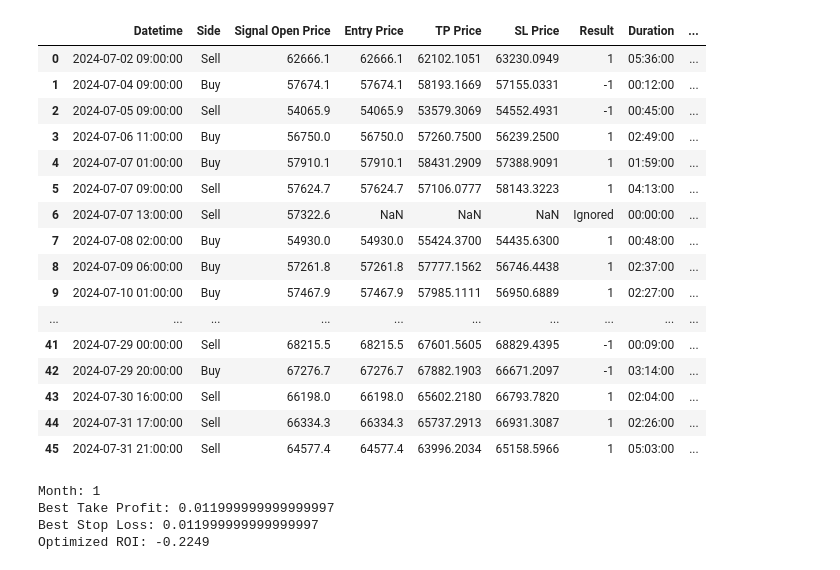
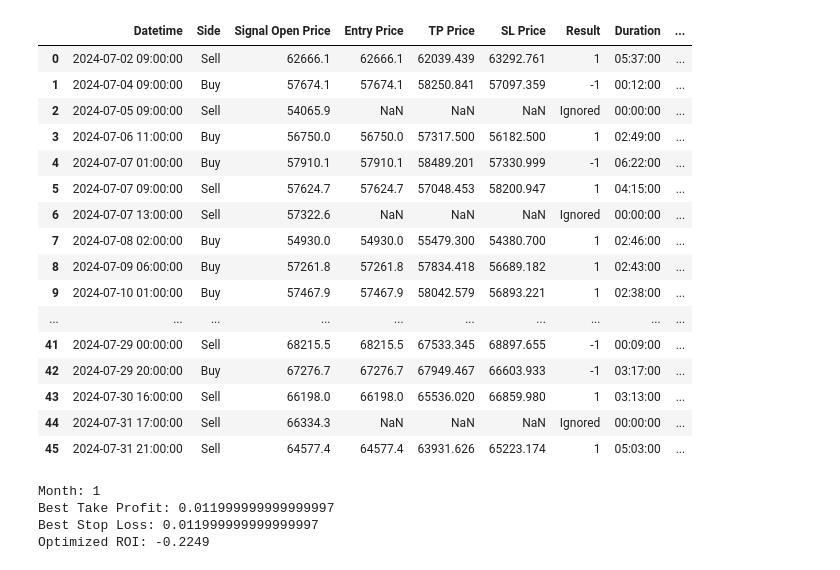
Before and after one commit to Capsmark/Signal_Backtesting, a Jupyter notebook: src/tp-sl.ipynb, the cells around one changed output. Drawn from its saved outputs; the diff is of its cells as text; code cells hidden in the pictures.

Commit message:
added new economic data

```diff
--- a/src/tp-sl.ipynb
+++ b/src/tp-sl.ipynb
@@ -11,10 +12,9 @@ warnings.simplefilter(action='ignore', category=FutureWarning)
 # %%
 # Backtest trades function
 def backtest_trades(price_data, signal_data, tp=None, sl=None, entry_time_offset=None,
-                    percentage_change=None, time_limit_minutes=None, ignore_time_interval_before=None, ignore_time_interval_after=None):
+                    percentage_change=None, open_order_elimination=None, ignore_time_interval_before=None, ignore_time_interval_after=None):
     output_data = pd.DataFrame(columns=[
-        'Datetime', 'Side', 'Signal Open Price', 'Entry Price', 'TP Price', 'SL Price', 'Result', 'Duration',
-        'Execution Latency', 'ROI', 'NAV', 'Ignore Reason'
+        'Datetime', 'Side', 'Signal Open Price', 'Entry Price', 'TP Price', 'SL Price', 'Result', 'Duration','Execution Latency', 'ROI', 'NAV', 'Ignore Reason'
     ])
 
     initial_margin = 100000
@@ -103,7 +103,7 @@ def backtest_trades(price_data, signal_data, tp=None, sl=None, entry_time_offset
             continue
 
         entry_datetime, entry_price, entry_duration = determine_entry(price_data, signal_datetime, percentage_change,
-                                                                      side, time_limit_minutes, entry_time_offset)
+                                                                      side, open_order_elimination, entry_time_offset)
         if entry_datetime is None:
             new_row = pd.DataFrame([{
                 'Datetime': signal_datetime,
@@ -137,6 +137,26 @@ def backtest_trades(price_data, signal_data, tp=None, sl=None, entry_time_offset
 
         if result in [1, -1]:
             exit_datetimes.append((exit_datetime, side))
+
+        if 'event_datetimes' in row and pd.notna(row['event_datetimes']):
+            event_times = [pd.to_datetime(e.strip()) for e in str(row['event_datetimes']).split(',')]
+            for event_datetime in event_times:
+                if entry_datetime < event_datetime < exit_datetime:
+                    exit_datetime = event_datetime - pd.Timedelta(minutes=10)
+                    if exit_datetime in price_data.index:
+                        exit_price = price_data.at[exit_datetime, 'Open']
+                        result = 'ended before data'
+                        if (side == 'Buy' and exit_price > entry_price) or (side == 'Sell' and exit_price < entry_price):
+                            result += ' with profit'
+                            pct_change = (exit_price - entry_price) / entry_price if side == 'Buy' else (entry_price - exit_price) / entry_price
+                            current_margin = current_margin * (1 + pct_change)
+                        else:
+                            result += ' with loss'
+                            pct_change = (entry_price - exit_price) / entry_price if side == 'Buy' else (exit_price - entry_price) / entry_price
+                            current_margin = current_margin * (1 - pct_change)
+                    break
+
+        if result not in ['ended before data with profit', 'ended before data with loss', 'ended before data with no exact price']:
 
             if result == 1:
                 current_margin = current_margin * (1 + tp)
@@ -229,7 +249,7 @@ def check_tp_sl(price_data, entry_datetime, tp_price, sl_price, side):
 
     return result, duration_str
 
-def determine_entry(price_data, signal_datetime, percentage_change, side, time_limit_minutes, entry_time_offset):
+def determine_entry(price_data, signal_datetime, percentage_change, side, open_order_elimination, entry_time_offset):
     adjusted_signal_datetime = signal_datetime + pd.Timedelta(minutes=entry_time_offset)
     if adjusted_signal_datetime not in price_data.index:
         return None, None, None
@@ -237,7 +257,7 @@ def determine_entry(price_data, signal_datetime, percentage_change, side, time_l
     adjusted_open_price = price_data.at[adjusted_signal_datetime, 'Open']
     percentage_change_price = adjusted_open_price * (1 - percentage_change) if side == 'Buy' else adjusted_open_price * (1 + percentage_change)
 
-    time_limit = adjusted_signal_datetime + pd.Timedelta(minutes=time_limit_minutes)
+    time_limit = adjusted_signal_datetime + pd.Timedelta(minutes=open_order_elimination)
     subsequent_prices = price_data.loc[adjusted_signal_datetime:time_limit]
 
     for current_datetime, price_row in subsequent_prices.iterrows():
@@ -255,7 +275,7 @@ def determine_entry(price_data, signal_datetime, percentage_change, side, time_l
 price_data = pd.read_csv('E:\Signal Backtesting\Input\price_2023-06-01_to_2024-08-4_min.csv', parse_dates=['Datetime'],
                          index_col='Datetime')
 # Re-load the signal data without setting the index
-signal_data = pd.read_csv('E:\Signal Backtesting\Input\\filtered_signals.csv', parse_dates=['Datetime'])
+signal_data = pd.read_csv('E:\Signal Backtesting\Input\\filtered_signals_with_most_important_events_plus_one_hour.csv', parse_dates=['Datetime'])
 month = 7  # January (you can change this to the desired month)
 year = 2024  # You can change this to the desired year
 
@@ -263,43 +283,43 @@ year = 2024  # You can change this to the desired year
 signal_data = signal_data[(signal_data['Datetime'].dt.month == month) & (signal_data['Datetime'].dt.year == year)]
 # %%
 # Define the parameters
-tp = 0.009
-sl = 0.009
+tp = 0.01
+sl = 0.01
 entry_time_offset = 0 # Time offset in minutes
 percentage_change = 0
-time_limit_minutes = 0
+open_order_elimination = 0
 # Call the backtest_trades function
 backtest_output = backtest_trades(
     price_data=price_data,
     signal_data=signal_data,
     tp=tp,
     sl=sl,
     entry_time_offset=entry_time_offset,
     percentage_change=percentage_change,
-    time_limit_minutes=time_limit_minutes,
-    ignore_time_interval_before=0,
+    open_order_elimination=open_order_elimination,
+    ignore_time_interval_before=720,
     ignore_time_interval_after=0
 )
 
 backtest_output
 # %% [output]
 |  | Datetime | Side | Signal Open Price | Entry Price | TP Price | SL Price | Result | Duration | ... |
-| 0 | 2024-07-02 09:00:00 | Sell | 62666.1 | 62666.1 | 62102.1051 | 63230.0949 | 1 | 05:36:00 | ... |
-| 1 | 2024-07-04 09:00:00 | Buy | 57674.1 | 57674.1 | 58193.1669 | 57155.0331 | -1 | 00:12:00 | ... |
-| 2 | 2024-07-05 09:00:00 | Sell | 54065.9 | 54065.9 | 53579.3069 | 54552.4931 | -1 | 00:45:00 | ... |
-| 3 | 2024-07-06 11:00:00 | Buy | 56750.0 | 56750.0 | 57260.7500 | 56239.2500 | 1 | 02:49:00 | ... |
-| 4 | 2024-07-07 01:00:00 | Buy | 57910.1 | 57910.1 | 58431.2909 | 57388.9091 | 1 | 01:59:00 | ... |
-| 5 | 2024-07-07 09:00:00 | Sell | 57624.7 | 57624.7 | 57106.0777 | 58143.3223 | 1 | 04:13:00 | ... |
+| 0 | 2024-07-02 09:00:00 | Sell | 62666.1 | 62666.1 | 62039.439 | 63292.761 | 1 | 05:37:00 | ... |
+| 1 | 2024-07-04 09:00:00 | Buy | 57674.1 | 57674.1 | 58250.841 | 57097.359 | -1 | 00:12:00 | ... |
+| 2 | 2024-07-05 09:00:00 | Sell | 54065.9 | NaN | NaN | NaN | Ignored | 00:00:00 | ... |
+| 3 | 2024-07-06 11:00:00 | Buy | 56750.0 | 56750.0 | 57317.500 | 56182.500 | 1 | 02:49:00 | ... |
+| 4 | 2024-07-07 01:00:00 | Buy | 57910.1 | 57910.1 | 58489.201 | 57330.999 | -1 | 06:22:00 | ... |
+| 5 | 2024-07-07 09:00:00 | Sell | 57624.7 | 57624.7 | 57048.453 | 58200.947 | 1 | 04:15:00 | ... |
 | 6 | 2024-07-07 13:00:00 | Sell | 57322.6 | NaN | NaN | NaN | Ignored | 00:00:00 | ... |
-| 7 | 2024-07-08 02:00:00 | Buy | 54930.0 | 54930.0 | 55424.3700 | 54435.6300 | 1 | 00:48:00 | ... |
-| 8 | 2024-07-09 06:00:00 | Buy | 57261.8 | 57261.8 | 57777.1562 | 56746.4438 | 1 | 02:37:00 | ... |
-| 9 | 2024-07-10 01:00:00 | Buy | 57467.9 | 57467.9 | 57985.1111 | 56950.6889 | 1 | 02:27:00 | ... |
+| 7 | 2024-07-08 02:00:00 | Buy | 54930.0 | 54930.0 | 55479.300 | 54380.700 | 1 | 02:46:00 | ... |
+| 8 | 2024-07-09 06:00:00 | Buy | 57261.8 | 57261.8 | 57834.418 | 56689.182 | 1 | 02:43:00 | ... |
+| 9 | 2024-07-10 01:00:00 | Buy | 57467.9 | 57467.9 | 58042.579 | 56893.221 | 1 | 02:38:00 | ... |
 | ... | ... | ... | ... | ... | ... | ... | ... | ... | ... |
-| 41 | 2024-07-29 00:00:00 | Sell | 68215.5 | 68215.5 | 67601.5605 | 68829.4395 | -1 | 00:09:00 | ... |
-| 42 | 2024-07-29 20:00:00 | Buy | 67276.7 | 67276.7 | 67882.1903 | 66671.2097 | -1 | 03:14:00 | ... |
-| 43 | 2024-07-30 16:00:00 | Sell | 66198.0 | 66198.0 | 65602.2180 | 66793.7820 | 1 | 02:04:00 | ... |
-| 44 | 2024-07-31 17:00:00 | Sell | 66334.3 | 66334.3 | 65737.2913 | 66931.3087 | 1 | 02:26:00 | ... |
-| 45 | 2024-07-31 21:00:00 | Sell | 64577.4 | 64577.4 | 63996.2034 | 65158.5966 | 1 | 05:03:00 | ... |
+| 41 | 2024-07-29 00:00:00 | Sell | 68215.5 | 68215.5 | 67533.345 | 68897.655 | -1 | 00:09:00 | ... |
+| 42 | 2024-07-29 20:00:00 | Buy | 67276.7 | 67276.7 | 67949.467 | 66603.933 | -1 | 03:17:00 | ... |
+| 43 | 2024-07-30 16:00:00 | Sell | 66198.0 | 66198.0 | 65536.020 | 66859.980 | 1 | 03:13:00 | ... |
+| 44 | 2024-07-31 17:00:00 | Sell | 66334.3 | NaN | NaN | NaN | Ignored | 00:00:00 | ... |
+| 45 | 2024-07-31 21:00:00 | Sell | 64577.4 | 64577.4 | 63931.626 | 65223.174 | 1 | 05:03:00 | ... |
 # %%
 # Set a random seed for reproducibility
 np.random.seed(42)
```
Also changed, not shown: parts of 4 cells of this notebook, 35 other files.
